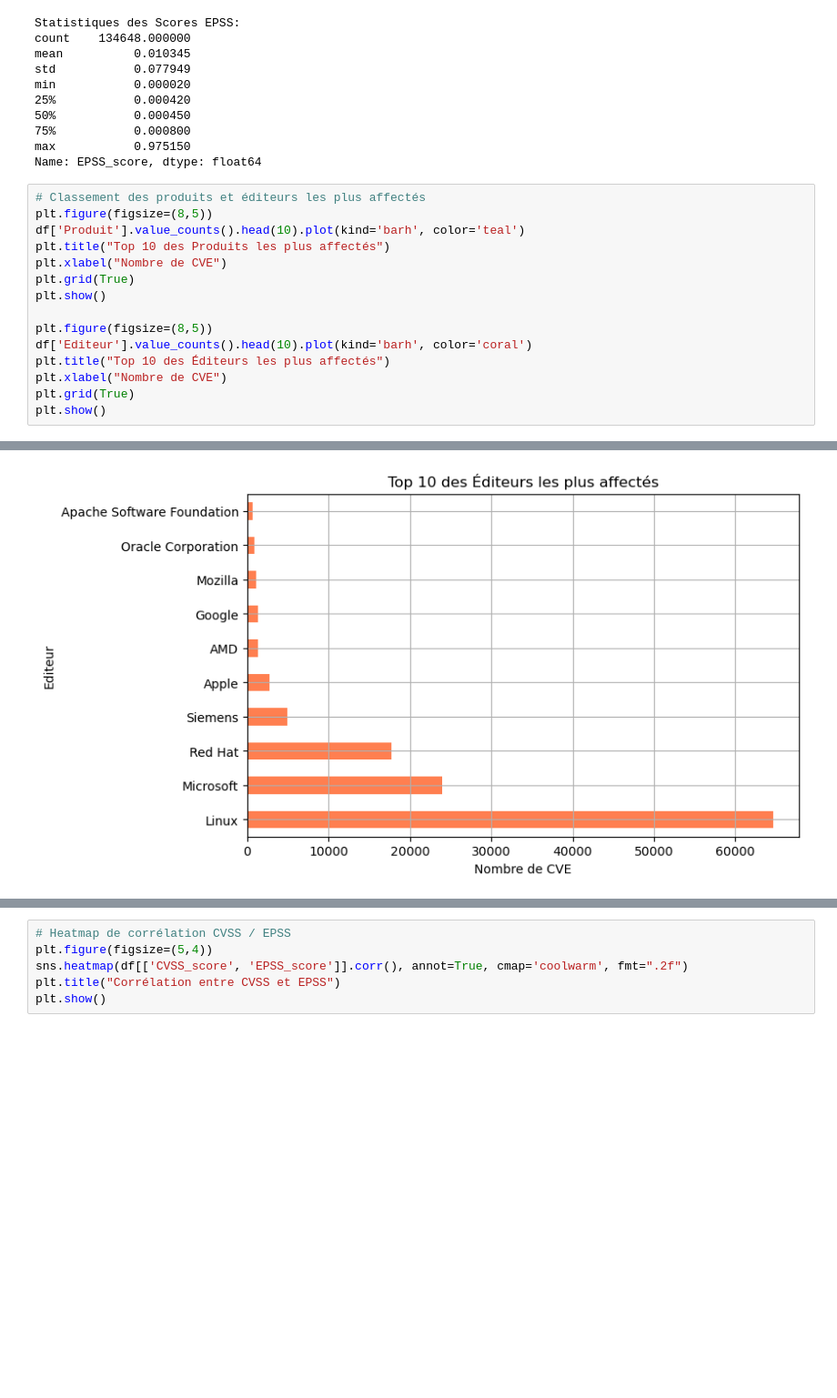
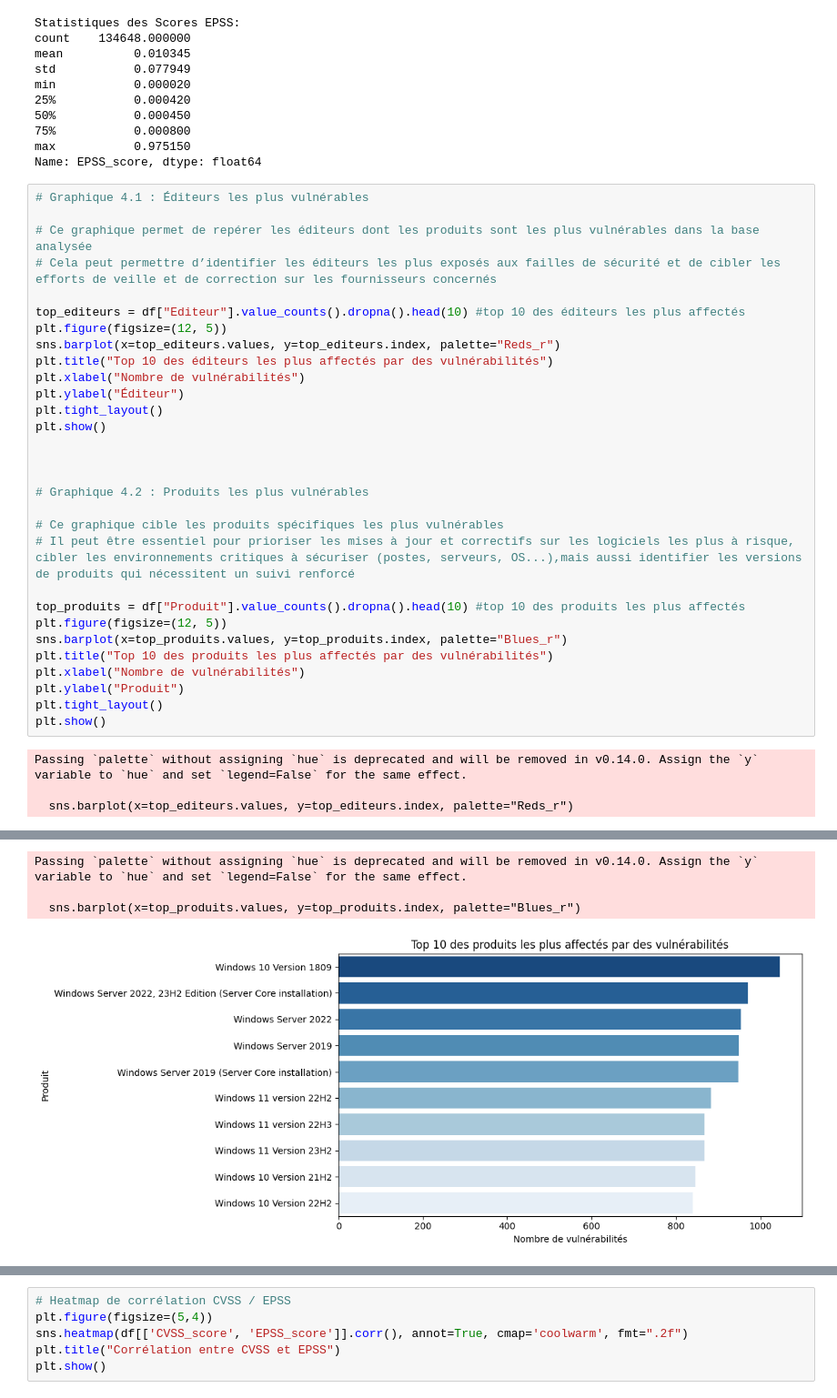
Before and after one commit to charlottines/TD-ANSSI, a Jupyter notebook: data-analysis.ipynb, the cells around one changed output, grey strips where cells are left out. Shown at 91% size. Saved outputs shown, nothing was run; the diff lists cells and outputs as text; blank space fills up the shorter version.

Commit message:
ajout analyse graphe 4

```diff
--- a/data-analysis.ipynb
+++ b/data-analysis.ipynb
@@ -218,18 +218,36 @@ min           0.000020
 max           0.975150
 Name: EPSS_score, dtype: float64
 # %%
-# Classement des produits et éditeurs les plus affectés
-plt.figure(figsize=(8,5))
-df['Produit'].value_counts().head(10).plot(kind='barh', color='teal')
-plt.title("Top 10 des Produits les plus affectés")
-plt.xlabel("Nombre de CVE")
-plt.grid(True)
+# Graphique 4.1 : Éditeurs les plus vulnérables
+
+# Ce graphique permet de repérer les éditeurs dont les produits sont les plus vulnérables dans la base analysée
+# Cela peut permettre d’identifier les éditeurs les plus exposés aux failles de sécurité et de cibler les efforts de veille et de correction sur les fournisseurs concernés
+
+top_editeurs = df["Editeur"].value_counts().dropna().head(10) #top 10 des éditeurs les plus affectés
+plt.figure(figsize=(12, 5))
+sns.barplot(x=top_editeurs.values, y=top_editeurs.index, palette="Reds_r")
+plt.title("Top 10 des éditeurs les plus affectés par des vulnérabilités")
+plt.xlabel("Nombre de vulnérabilités")
+plt.ylabel("Éditeur")
+plt.tight_layout()
 plt.show()
 
-plt.figure(figsize=(8,5))
-df['Editeur'].value_counts().head(10).plot(kind='barh', color='coral')
-plt.title("Top 10 des Éditeurs les plus affectés")
-plt.xlabel("Nombre de CVE")
-plt.grid(True)
+
+
+# Graphique 4.2 : Produits les plus vulnérables
+
+# Ce graphique cible les produits spécifiques les plus vulnérables
+# Il peut être essentiel pour prioriser les mises à jour et correctifs sur les logiciels les plus à risque, cibler les environnements critiques à sécuriser (postes, serveurs, OS...),mais aussi identifier les versions de produits qui nécessitent un suivi renforcé
+
+top_produits = df["Produit"].value_counts().dropna().head(10) #top 10 des produits les plus affectés
+plt.figure(figsize=(12, 5))
+sns.barplot(x=top_produits.values, y=top_produits.index, palette="Blues_r")
+plt.title("Top 10 des produits les plus affectés par des vulnérabilités")
+plt.xlabel("Nombre de vulnérabilités")
+plt.ylabel("Produit")
+plt.tight_layout()
 plt.show()
 # %% [output]
+Passing `palette` without assigning `hue` is deprecated and will be removed in v0.14.0. Assign the `y` variable to `hue` and set `legend=False` for the same effect.
+
+  sns.barplot(x=top_editeurs.values, y=top_editeurs.index, palette="Reds_r")
@@ -237 +255,4 @@ plt.show()
+Passing `palette` without assigning `hue` is deprecated and will be removed in v0.14.0. Assign the `y` variable to `hue` and set `legend=False` for the same effect.
+
+  sns.barplot(x=top_produits.values, y=top_produits.index, palette="Blues_r")
-[figure, old version]
+[figure, new version]
```
Also changed, not shown: parts of 4 cells of this notebook.
